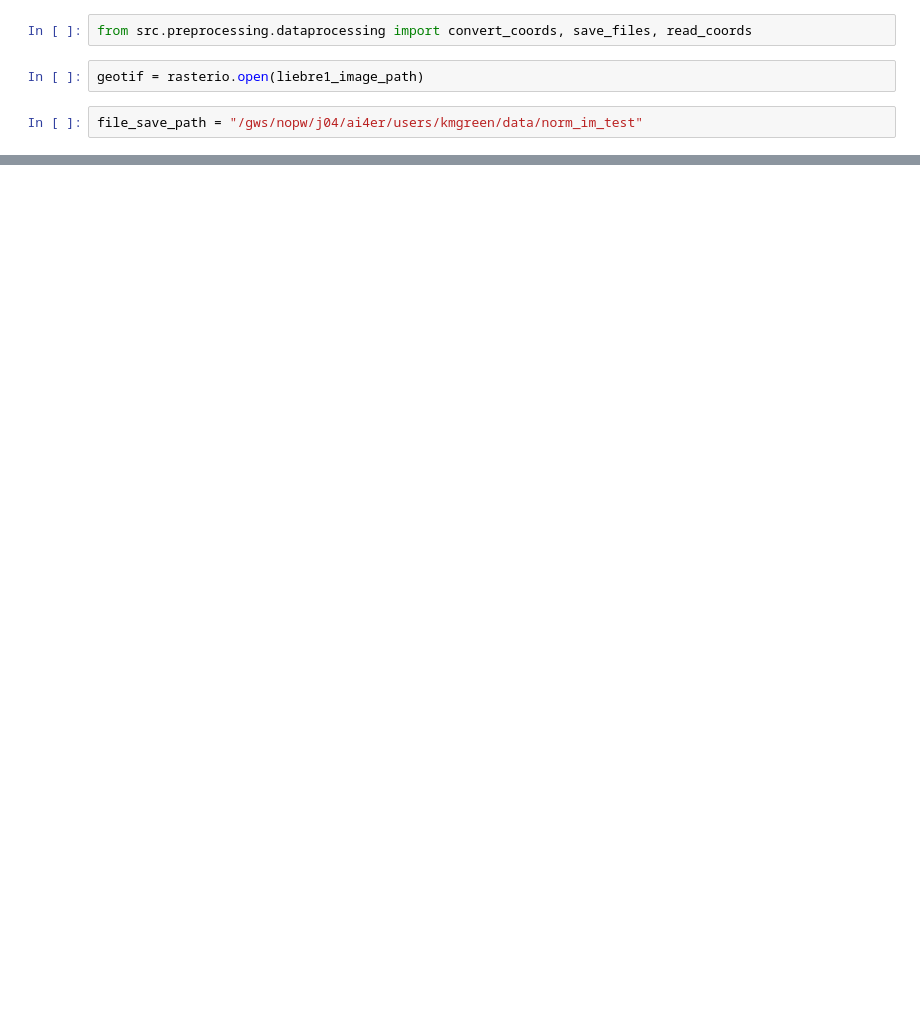
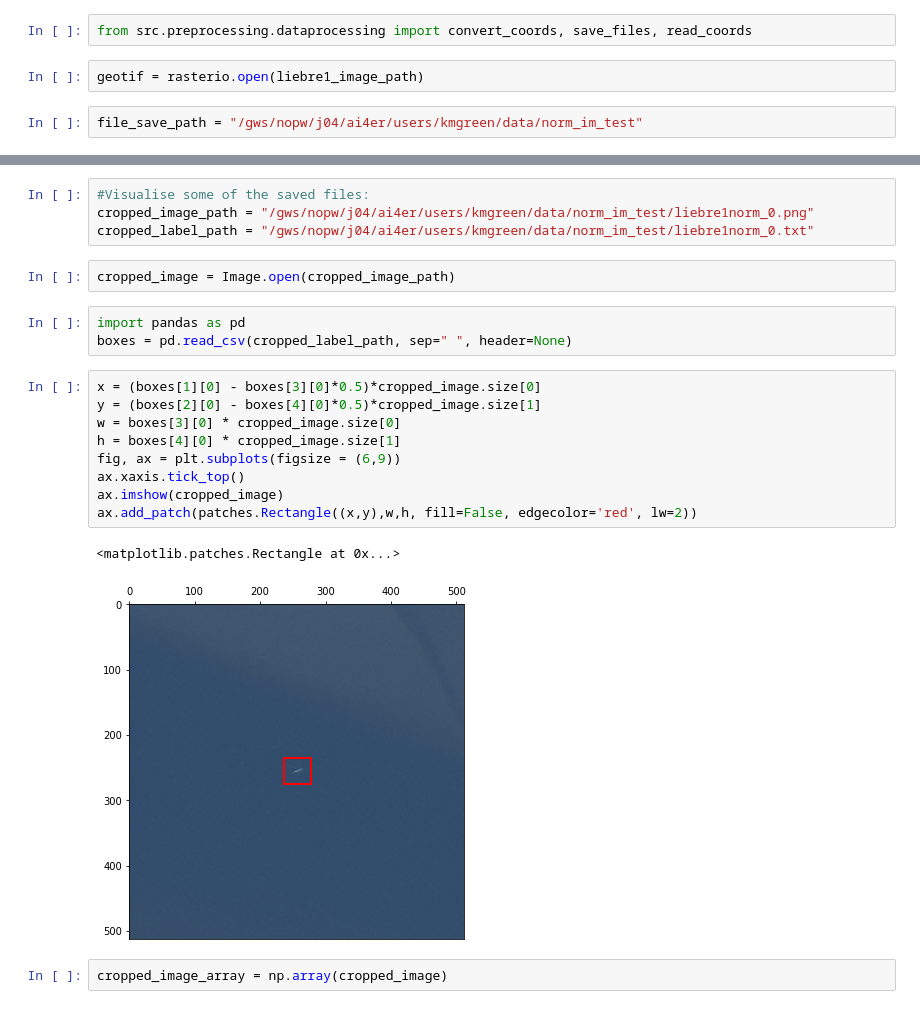
Before and after one commit to KMacfarlaneGreen/mres_whales, a Jupyter notebook: notebooks/exploratory/Normalization0.1.ipynb, the cells around one changed output, grey strips where cells are left out. Cells and saved outputs as stored; diff of their text form; blank space fills up the shorter version.

```diff
--- a/notebooks/exploratory/Normalization0.1.ipynb
+++ b/notebooks/exploratory/Normalization0.1.ipynb
@@ -149,0 +186,23 @@ KeyboardInterrupt:
+# %%
+#Visualise some of the saved files:
+cropped_image_path = "/gws/nopw/j04/ai4er/users/kmgreen/data/norm_im_test/liebre1norm_0.png"
+cropped_label_path = "/gws/nopw/j04/ai4er/users/kmgreen/data/norm_im_test/liebre1norm_0.txt"
+# %%
+cropped_image = Image.open(cropped_image_path)
+# %%
+import pandas as pd
+boxes = pd.read_csv(cropped_label_path, sep=" ", header=None)
+# %%
+x = (boxes[1][0] - boxes[3][0]*0.5)*cropped_image.size[0]
+y = (boxes[2][0] - boxes[4][0]*0.5)*cropped_image.size[1]
+w = boxes[3][0] * cropped_image.size[0]
+h = boxes[4][0] * cropped_image.size[1]
+fig, ax = plt.subplots(figsize = (6,9))
+ax.xaxis.tick_top()
+ax.imshow(cropped_image)
+ax.add_patch(patches.Rectangle((x,y),w,h, fill=False, edgecolor='red', lw=2))
+# %% [output]
+<matplotlib.patches.Rectangle at 0x...>
+[figure, added]
+# %%
+cropped_image_array = np.array(cropped_image)
```
Also changed, not shown: parts of 21 cells of this notebook, 2 other files.
